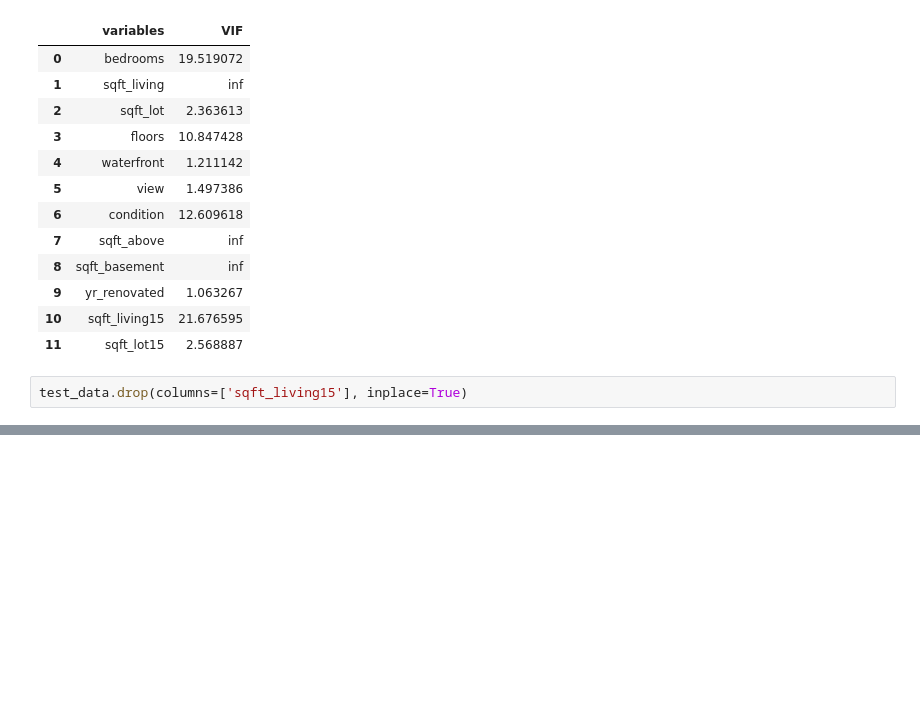
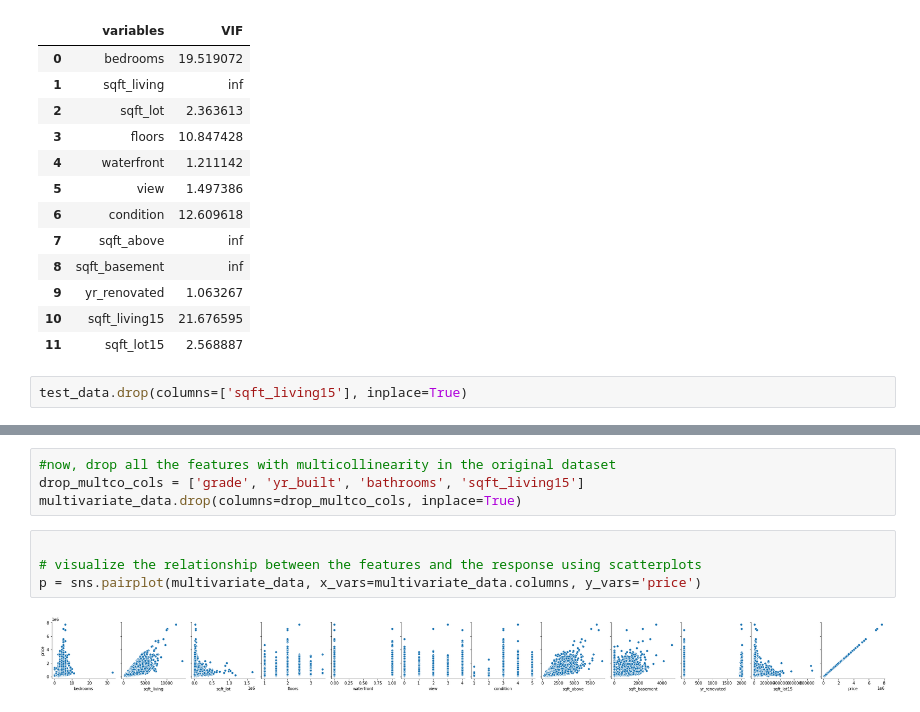
Before and after one commit to josephdickson11/machine_learning, a Jupyter notebook: Regression/Linear_regression/linear-regression.ipynb, the cells around one changed output, grey strips where cells are left out. Cells and saved outputs as stored; diff of their text form; blank space fills up the shorter version.

Commit message:
add multivariate model

```diff
--- a/Regression/Linear_regression/linear-regression.ipynb
+++ b/Regression/Linear_regression/linear-regression.ipynb
@@ -359,0 +373,10 @@ vif_collinearity_check(test_data)
+# %%
+#now, drop all the features with multicollinearity in the original dataset
+drop_multco_cols = ['grade', 'yr_built', 'bathrooms', 'sqft_living15']
+multivariate_data.drop(columns=drop_multco_cols, inplace=True)
+# %%
+
+# visualize the relationship between the features and the response using scatterplots
+p = sns.pairplot(multivariate_data, x_vars=multivariate_data.columns, y_vars='price')
+# %% [output]
+[figure, added]
```
Also changed, not shown: parts of 4 cells of this notebook.
